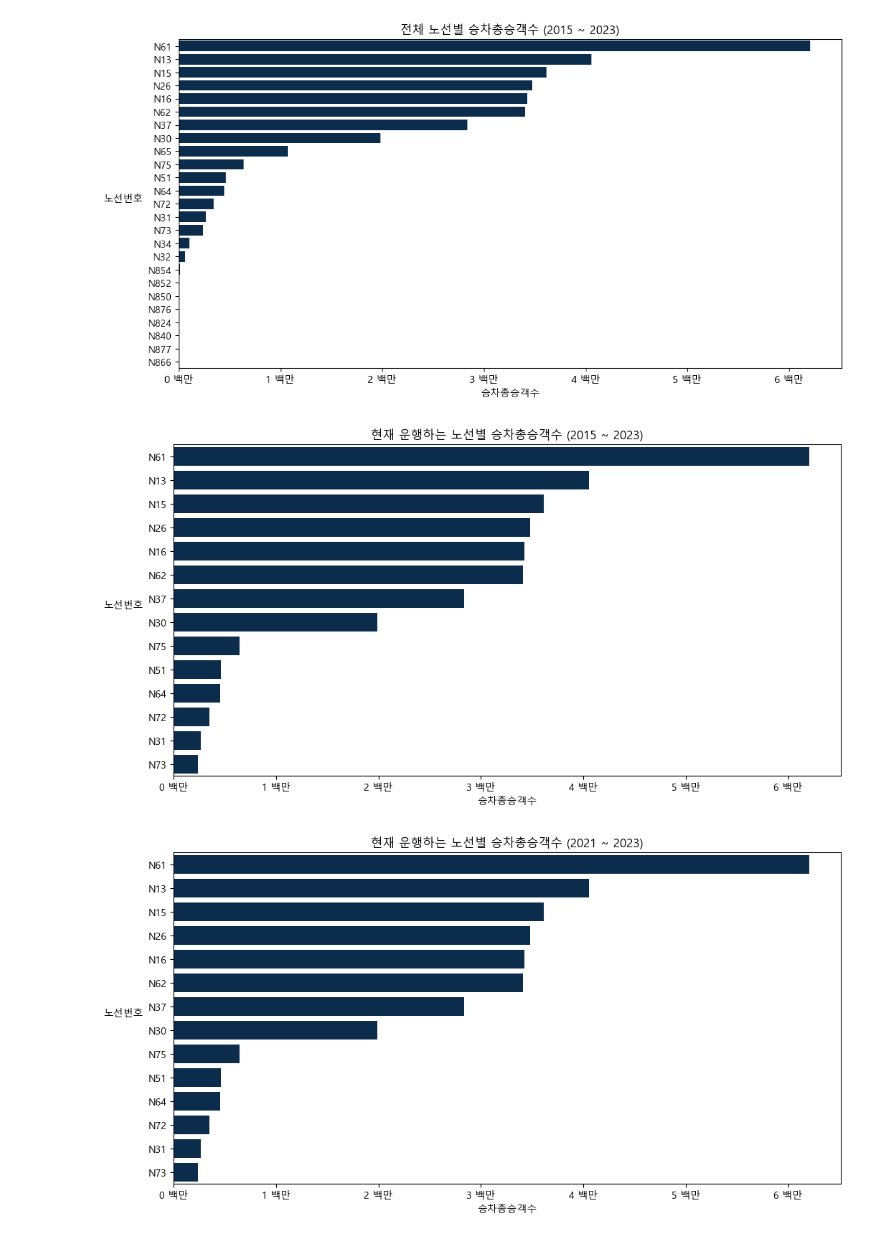
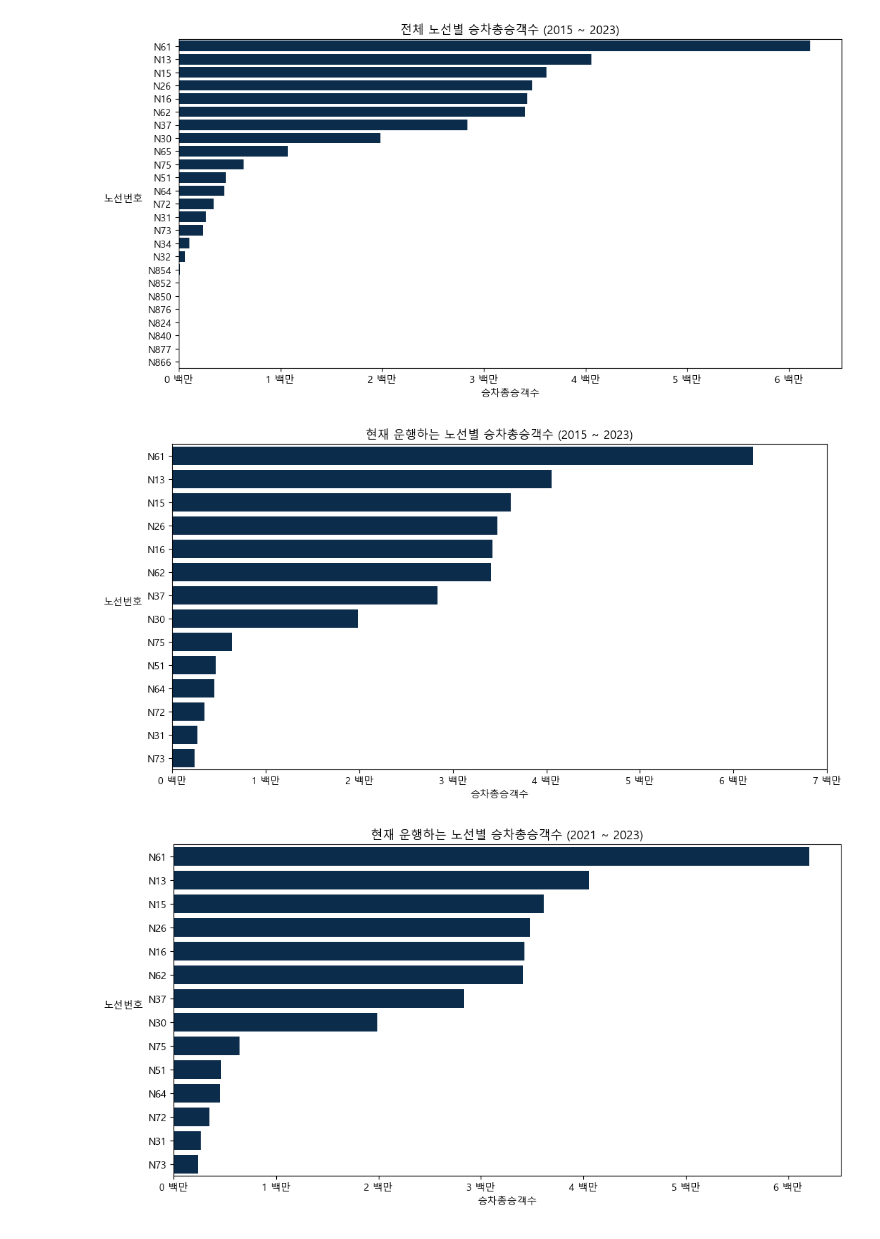
Before and after one commit to YouYeDam/BigData, a Jupyter notebook: NBusLine2.ipynb, the cells around one changed output. Cells and saved outputs as stored; diff of their text form; code cells hidden in the pictures.

```diff
--- a/NBusLine2.ipynb
+++ b/NBusLine2.ipynb
@@ -174,39 +180,35 @@ def million_formatter(x, pos):
 # x축에 백만(M)으로 표기
 ax.xaxis.set_major_formatter(FuncFormatter(million_formatter))
 
 # Get the current ticks on the x-axis
 ticks = ax.get_xticks()
 
 # Customize tick labels to include "백만"
 ax.set_xticklabels([f'{tick / 1e6:.0f} 백만' for tick in ticks])
 
 plt.show()
 
 # 모든 노선번호에 대한 합계값 계산 (현재 운행하는 노선만)
 target_overall_total_boarding = target_total_boarding_df.sum(axis=1)
 
 # 시각화 - 현재 운행하는 노선번호만
 plt.figure(figsize=(12, 6))
 melted_target_data = target_overall_total_boarding.reset_index().melt(id_vars='노선번호', var_name='Year', value_name='승차총승객수')
 target_order = melted_target_data.groupby('노선번호')['승차총승객수'].sum().sort_values(ascending=False).index
 ax = sns.barplot(x='승차총승객수', y='노선번호', hue='Year', data=melted_target_data, estimator=sum, palette=['#002D56']*len(melted_target_data['Year'].unique()), order=target_order, legend=False)
 plt.title('현재 운행하는 노선별 승차총승객수 (2015 ~ 2023)')
 plt.xlabel('승차총승객수')
 plt.ylabel('노선번호', rotation=0, labelpad=25)
 
 # 백만 단위로 표기되게 하는 함수
 ax.xaxis.set_major_formatter(FuncFormatter(million_formatter))
-
-# Get the current ticks on the x-axis
 ticks = ax.get_xticks()
-
-# Customize tick labels to include "백만"
-ax.set_xticklabels([f'{tick / 1e6:.0f} 백만' for tick in ticks])
+plt.xticks(ticks, [f'{tick / 1e6:.0f} 백만' for tick in ticks])
 
 plt.show()
 # %% [output]
 [figure]
-[figure, old version]
+[figure, new version]
 # %%
 import os
 import pandas as pd
```
Also changed, not shown: parts of 1 cell of this notebook.
